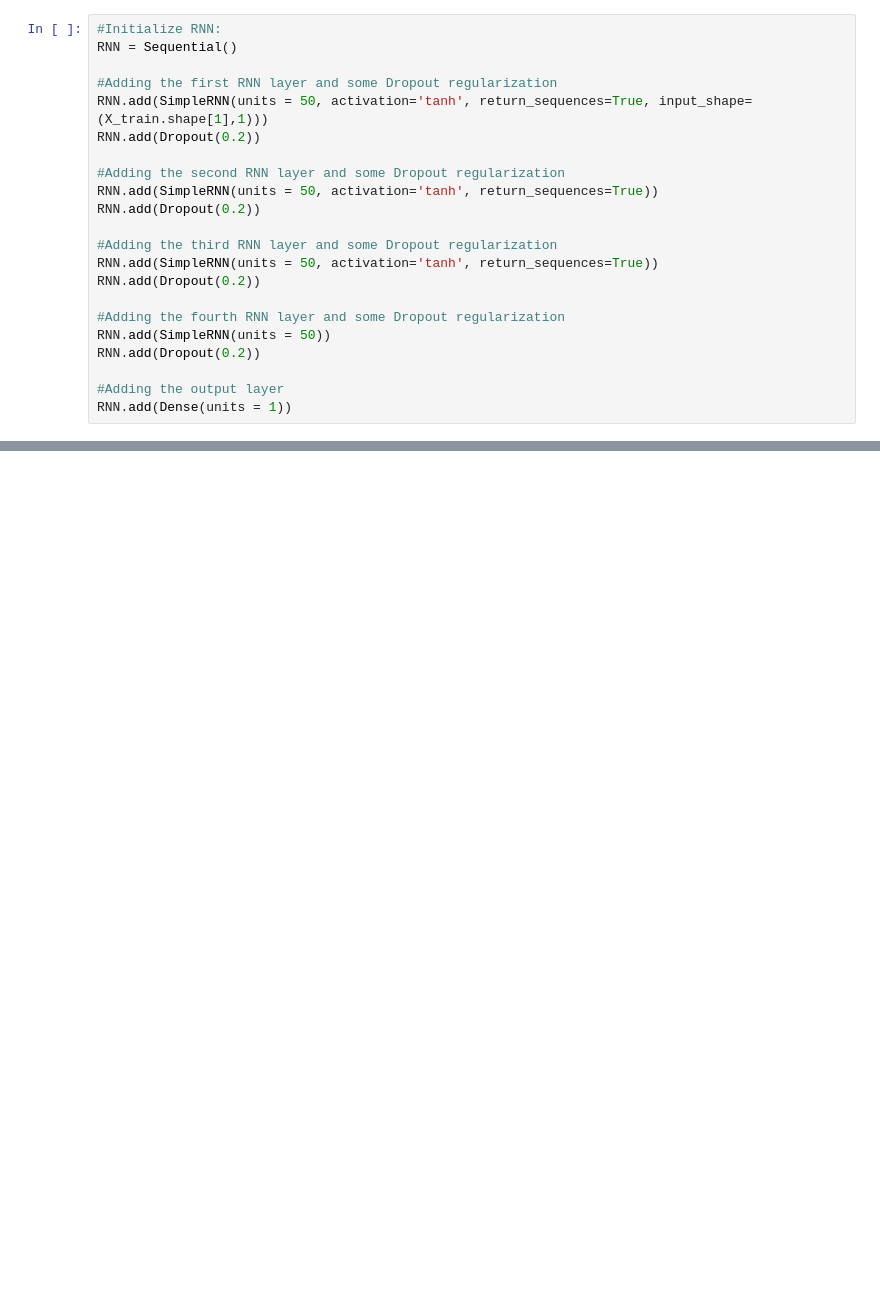
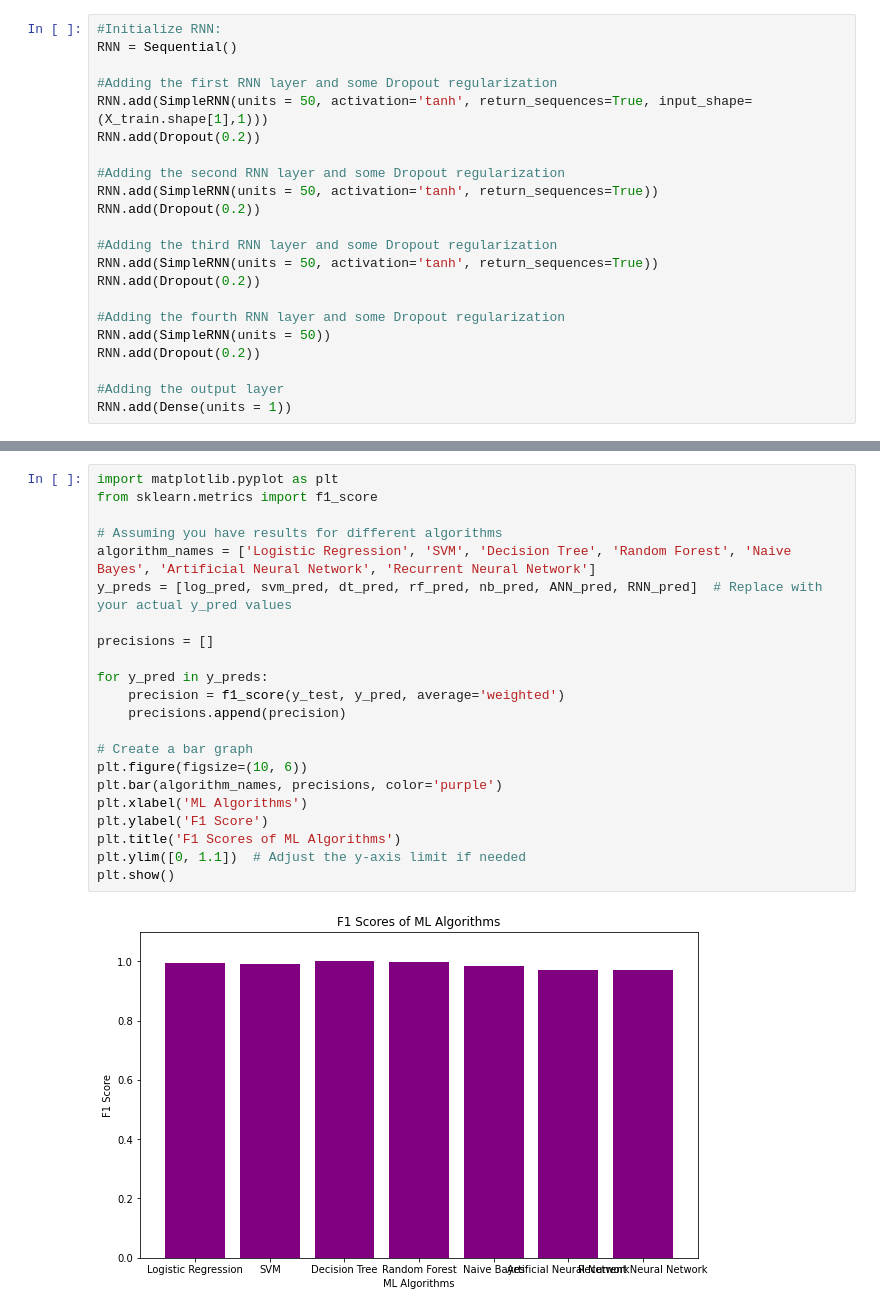
Before and after one commit to FKTech123/Indian-Crime-Rate-Prediction, a Jupyter notebook: Indian-Crime-Data-Analysis-Forecasting.ipynb, the cells around one changed output, grey strips where cells are left out. Drawn from its saved outputs; the diff is of its cells as text; blank space fills up the shorter version.

```diff
--- a/Indian-Crime-Data-Analysis-Forecasting.ipynb
+++ b/Indian-Crime-Data-Analysis-Forecasting.ipynb
@@ -1589,0 +1707,24 @@ weighted avg       0.96      0.98      0.97      2952
+# %%
+import matplotlib.pyplot as plt
+from sklearn.metrics import f1_score
+
+# Assuming you have results for different algorithms
+algorithm_names = ['Logistic Regression', 'SVM', 'Decision Tree', 'Random Forest', 'Naive Bayes', 'Artificial Neural Network', 'Recurrent Neural Network']
+y_preds = [log_pred, svm_pred, dt_pred, rf_pred, nb_pred, ANN_pred, RNN_pred]  # Replace with your actual y_pred values
+
+precisions = []
+
+for y_pred in y_preds:
+    precision = f1_score(y_test, y_pred, average='weighted')
+    precisions.append(precision)
+
+# Create a bar graph
+plt.figure(figsize=(10, 6))
+plt.bar(algorithm_names, precisions, color='purple')
+plt.xlabel('ML Algorithms')
+plt.ylabel('F1 Score')
+plt.title('F1 Scores of ML Algorithms')
+plt.ylim([0, 1.1])  # Adjust the y-axis limit if needed
+plt.show()
+# %% [output]
+[figure, added]
```
Also changed, not shown: parts of 15 cells of this notebook.
